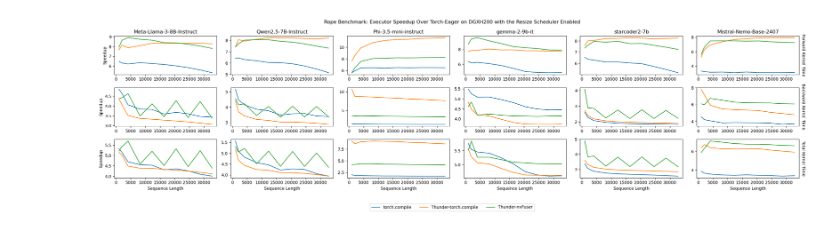
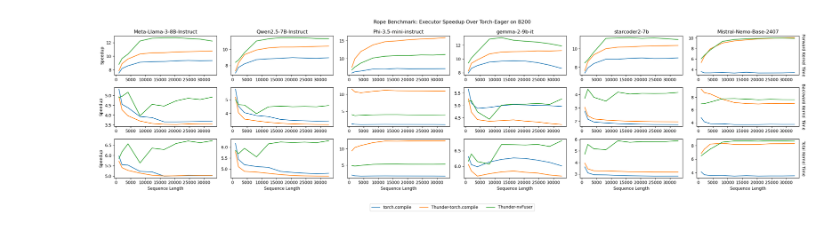
Before and after one commit to kevinstephano/thunder_model_blocks, a Jupyter notebook: notebooks/rope_graphing.ipynb, the cells around one changed output. Saved outputs shown, nothing was run; the diff lists cells and outputs as text; code cells hidden in the pictures.

```diff
--- a/notebooks/rope_graphing.ipynb
+++ b/notebooks/rope_graphing.ipynb
@@ -7,7 +7,7 @@ pd.options.display.float_format = '{:.3f}'.format
 # %%
 import os
 
-directory_path = "./rope_h200"  # Replace with the actual path
+directory_path = "./rope_b200"  # Replace with the actual path
 
 files = None
 try:
@@ -33,33 +33,33 @@ fig, axes = plt.subplots(nrows=3, ncols=num_plots, figsize=(4*num_plots, 6))
 for idx,name in enumerate(bench_list):
     pivot_dfs[name]['Fwd-K-Spdup'].reset_index().plot(ax=axes[0,idx], x="Seq-Len", y=executor_list)
     axes[0, idx].legend().remove()
     axes[0, idx].set_title(name)
     axes[0, idx].set_xlabel("")
     if idx == 0:
         axes[0, idx].set_ylabel("Speedup")
     if idx == (num_plots - 1):
         axes[0, idx].yaxis.set_label_position("right")
         axes[0, idx].set_ylabel('Forward Kernel Time', rotation=270, labelpad=15)
     pivot_dfs[name]['Bwd-K-Spdup'].reset_index().plot(ax=axes[1,idx], x="Seq-Len", y=executor_list)
     axes[1, idx].legend().remove()
     axes[1, idx].set_xlabel("")
     if idx == 0:
         axes[1, idx].set_ylabel("Speedup")
     if idx == (num_plots - 1):
         axes[1, idx].yaxis.set_label_position("right")
         axes[1, idx].set_ylabel('Backward Kernel Time', rotation=270, labelpad=15)
     pivot_dfs[name]['K-Spdup'].reset_index().plot(ax=axes[2,idx], x="Seq-Len", y=executor_list)
     axes[2, idx].legend().remove()
     axes[2, idx].set_xlabel("Sequence Length")
     if idx == 0:
         axes[2, idx].set_ylabel("Speedup")
     if idx == (num_plots - 1):
         axes[2, idx].yaxis.set_label_position("right")
         axes[2, idx].set_ylabel('Total Kernel Time', rotation=270, labelpad=15)
 fig.legend(labels=executor_list, loc='lower center', ncols=3, bbox_to_anchor=(0.5, -0.1))
-fig.suptitle("Rope Benchmark: Executor Speedup Over Torch-Eager on DGXH200 with the Resize Scheduler Enabled")
+fig.suptitle("Rope Benchmark: Executor Speedup Over Torch-Eager on B200")
 plt.tight_layout()
-fig.savefig('rope_executors.png', dpi=300, bbox_inches='tight')
+fig.savefig('rope_executor_b200s.png', dpi=300, bbox_inches='tight')
 plt.show()
 # %% [output]
-[figure, old version]
+[figure, new version]
```
Also changed, not shown: parts of 1 cell of this notebook, 2 other files.
